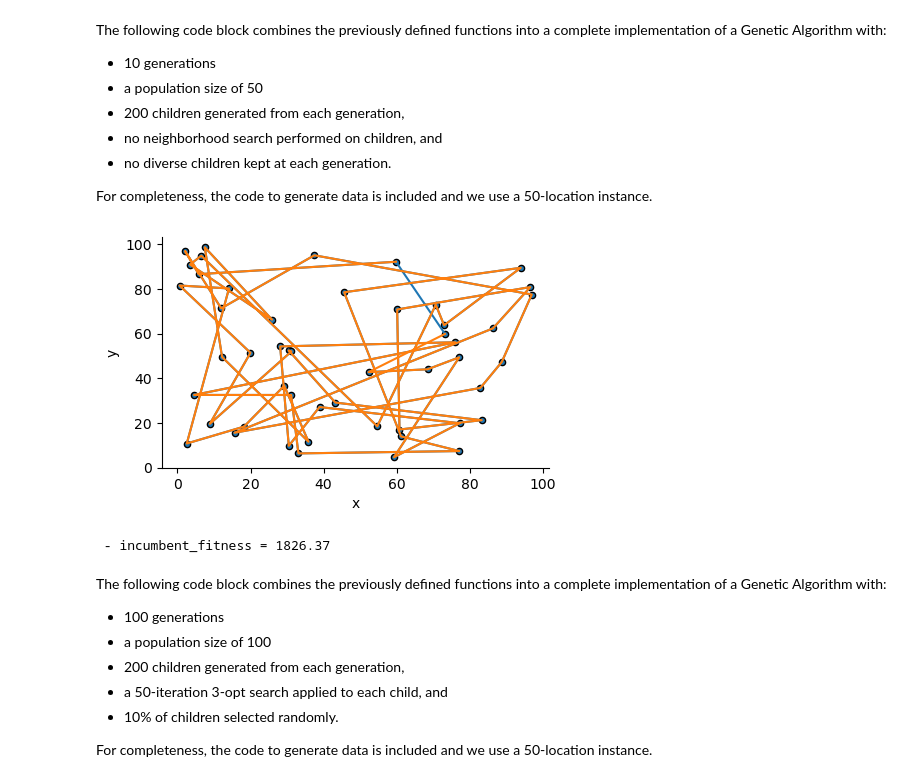
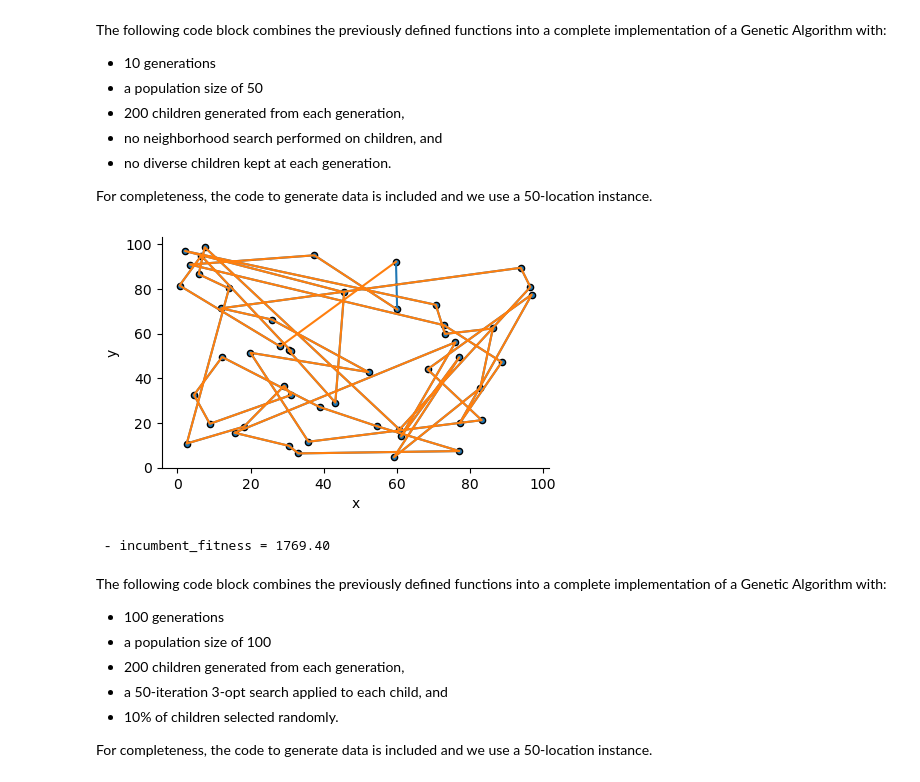
Before and after one commit to freemanalytics/optimization-modeling, a Jupyter notebook: Genetic Algorithm - TSP.ipynb, the cells around one changed output. Drawn from its saved outputs; the diff is of its cells as text; code cells hidden in the pictures.

```diff
--- a/Genetic Algorithm - TSP.ipynb
+++ b/Genetic Algorithm - TSP.ipynb
@@ -246,6 +251,8 @@ def GA_TSP_randomly_select_mates(
     population_dict: dict,
     children_to_generate: int,
 ) -> list:
+
+    import itertools
     import numpy as np
 
     possible_mates = itertools.product(
@@ -253,11 +260,14 @@ def GA_TSP_randomly_select_mates(
         population_dict.keys(),
     )
     possible_mates = list(possible_mates)
-    possible_mates = [(mate1, mate2) for (mate1, mate2) in possible_mates if mate1 != mate2]
+    possible_mates = [
+        (mate1, mate2) for (mate1, mate2) in possible_mates
+        if mate1 != mate2
+    ]
 
     replace = False
     if children_to_generate > len(possible_mates):
-        print('children_to_generate > number of possible mates. Mates will contain duplicates.')
+        print('children_to_generate > Number of possible mates. Selected mates will contain duplicates')
         replace = True
 
     mating_indices = np.random.choice(
@@ -301,12 +311,13 @@ def GA_TSP_perform_mating(
     distance_dict: dict,
     mutation_function = None,
     mutation_iterations: int = 10,
-):
+) -> dict:
+
     children_dict = {}
     for parent1_name, parent2_name in mates_list:
         child_tour = GA_TSP_crossover(
-            parent1=population_dict[parent1_name]['tour'],
-            parent2=population_dict[parent2_name]['tour'],
+            population_dict[parent1_name]['tour'],
+            population_dict[parent2_name]['tour'],
         )
         child_fitness = GA_TSP_compute_fitness(
             tour_list=child_tour,
@@ -379,7 +390,7 @@ def GA_TSP_select_children(
     diverse_solutions = int(np.ceil(population_size*diverse_solution_proportion))
     fittest_solutions = population_size - diverse_solutions
 
-    sorted_children_dict = GA_TSP_sort_entities_by_fitness(children)
+    sorted_children_dict = GA_TSP_sort_entities_by_fitness(entities_dict)
     fittest_children = list(sorted_children_dict.keys())[:fittest_solutions]
 
     remaining_children = set(sorted_children_dict.keys()) - set(fittest_children)
@@ -429,15 +440,15 @@ The following code block combines the previously defined functions into a comple
 For completeness, the code to generate data is included and we use a 50-location instance.
 # %%
 n_locations = 50
-population_size = 100
+population_size = 50
 children_to_generate = 200
 diverse_solution_proportion = 0.0
-generations = 10
 mutation_function = None
 mutation_iterations = 100
+generations = 10
 
 tsp_data = optutilities.tsp.generate_random_tsp_data(
-    n_locations=50,
+    n_locations=n_locations,
     random_seed=42,
 )
 
@@ -446,14 +457,12 @@ locations = tsp_data.get('locations')
 location_distances = tsp_data.get('location_distances')
 
 population = GA_TSP_generate_initial_population(
-    locations,
+    locations_list=locations,
     population_size=population_size,
     distance_dict=location_distances,
 )
 
-sorted_population = GA_TSP_sort_entities_by_fitness(
-    population,
-)
+sorted_population = GA_TSP_sort_entities_by_fitness(population)
 first_key = list(sorted_population.keys())[0]
 incumbent = population[first_key]['tour']
 incumbent_fitness = population[first_key]['fitness']
@@ -465,40 +474,41 @@ for generation in tqdm(range(generations), 'Running Genetic Algorithm'):
     )
 
     children = GA_TSP_perform_mating(
         population_dict=population,
         mates_list=mates,
         distance_dict=location_distances,
         mutation_function=mutation_function,
         mutation_iterations=mutation_iterations,
     )
 
     children = GA_TSP_select_children(
         entities_dict=children,
         population_size=population_size,
         diverse_solution_proportion=diverse_solution_proportion,
     )
 
-    sorted_children = GA_TSP_sort_entities_by_fitness(
-        children,
-    )
+    sorted_children = GA_TSP_sort_entities_by_fitness(children)
+
     first_key = list(sorted_children.keys())[0]
     best_child_fitness = children[first_key]['fitness']
     if best_child_fitness < incumbent_fitness:
         incumbent = children[first_key]['tour']
         incumbent_fitness = children[first_key]['fitness']
 
-    population = {f'P{idx}': val for idx, (key, val) in enumerate(children.items(), 1)}
+    population = {}
+    for idx, (key, val) in enumerate(children.items(), 1):
+        population[f'P{idx}'] = val
 
 optutilities.tsp.generate_tsp_plot(
     coordinates_df=coordinates_df,
     tour_list=incumbent,
     label_locations=False,
-    figsize_tuple=(5, 3)
+    figsize_tuple=(5, 3),
 )
 print(f' - {incumbent_fitness = :.2f}')
 # %% [output]
-[figure, old version]
+[figure, new version]
- - incumbent_fitness = 1826.37
+ - incumbent_fitness = 1769.40
 # %% [markdown]
 The following code block combines the previously defined functions into a complete implementation of a Genetic Algorithm with:
 - 100 generations
```
Also changed, not shown: parts of 13 cells of this notebook.
